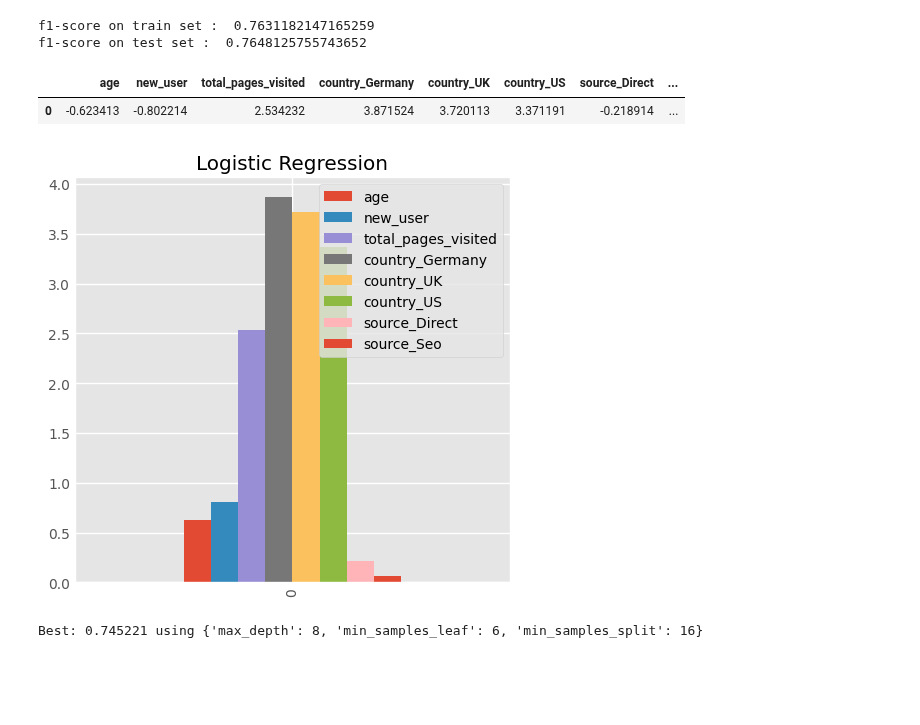
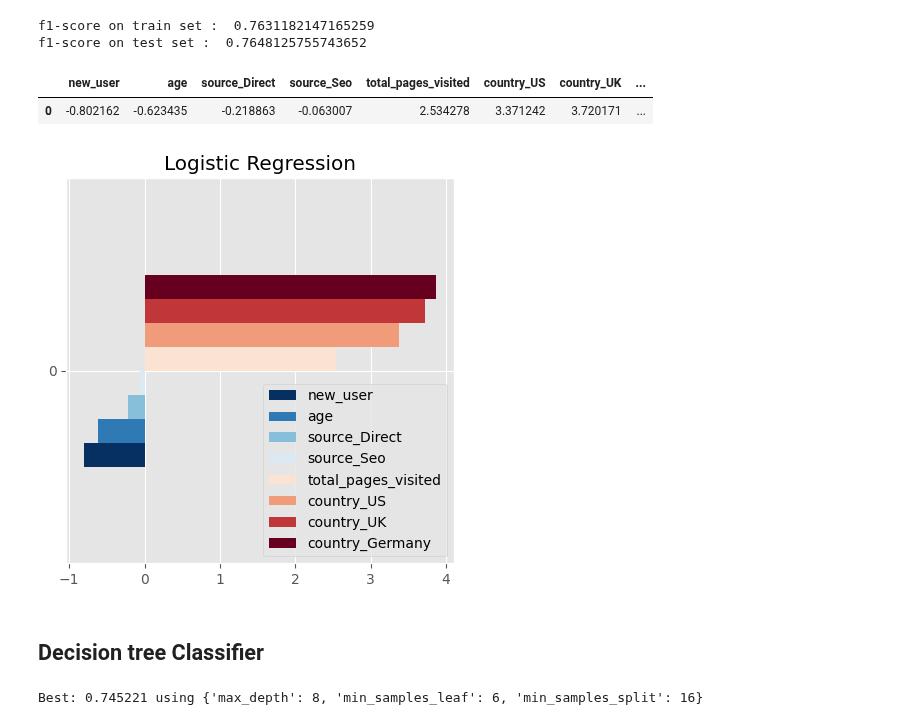
Before and after one commit to Swellisgood/fullstack-data-certification, a Jupyter notebook: BLOC_3_ML/conversion_rate_challenge/02-Conversion_rate_challenge_template.ipynb, the cells around one changed output. Cells and saved outputs as stored; diff of their text form; code cells hidden in the pictures; blank space fills up the shorter version.

Commit message:
fixed illustrations, preds saved

```diff
--- a/BLOC_3_ML/conversion_rate_challenge/02-Conversion_rate_challenge_template.ipynb
+++ b/BLOC_3_ML/conversion_rate_challenge/02-Conversion_rate_challenge_template.ipynb
@@ -317,9 +304,3 @@ Dividing into train and test sets...
 ...Done.
 # %% [markdown]
 # Part 2 : Model training
-# %%
-DC = DummyClassifier(strategy='most_frequent')
-DC.fit(X_train, Y_train)
-Y_pred = DC.predict(X_train)
-print("accuracy score of the dummy model: ", accuracy_score(Y_train, Y_pred))
-print("f1-score of the dummy model: ", f1_score(Y_train, Y_pred))
@@ -359,17 +339,19 @@ f1-score on test set :  0.7648125755743652
 col_names = list(preprocessor.transformers_[0][1].get_feature_names_out()) + list(preprocessor.transformers_[1][1].get_feature_names_out())
 coef = logreg_class.coef_
 
-feature_imp = pd.DataFrame(columns=col_names, data=coef)
+feature_imp = pd.DataFrame(columns=col_names, data=coef).sort_values(by=0, axis=1, ascending=True)
 display(feature_imp)
 # %% [output]
-|  | age | new_user | total_pages_visited | country_Germany | country_UK | country_US | source_Direct | ... |
-| 0 | -0.623413 | -0.802214 | 2.534232 | 3.871524 | 3.720113 | 3.371191 | -0.218914 | ... |
+|  | new_user | age | source_Direct | source_Seo | total_pages_visited | country_US | country_UK | ... |
+| 0 | -0.802162 | -0.623435 | -0.218863 | -0.063007 | 2.534278 | 3.371242 | 3.720171 | ... |
 # %%
-feature_imp.abs().plot(kind='bar', figsize=(5, 5))
+feature_imp.plot(kind='barh', figsize=(5, 5), cmap='RdBu_r')
 plt.title('Logistic Regression')
 plt.show()
 # %% [output]
-[figure, old version]
+[figure, new version]
+# %% [markdown]
+## Decision tree Classifier
 # %%
 DT_class = DecisionTreeClassifier()
 params = {
```
Also changed, not shown: parts of 44 cells of this notebook, 1 other file.
